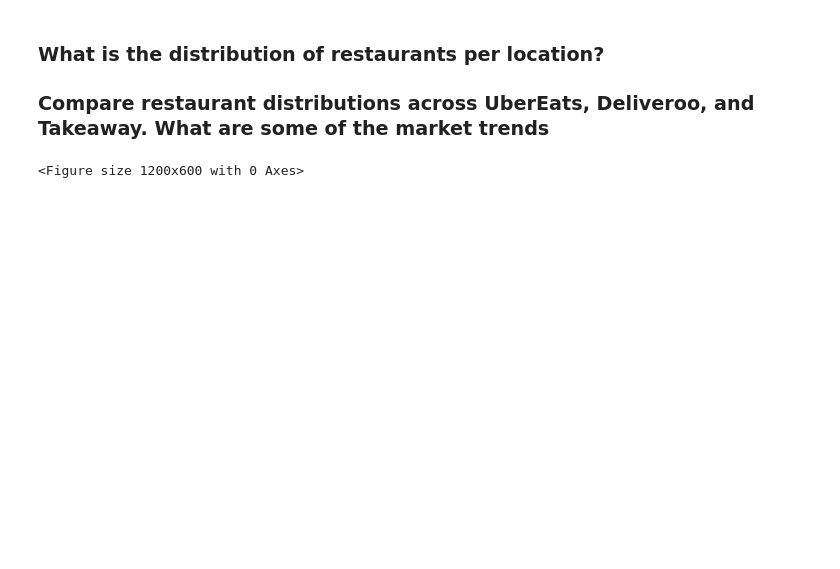
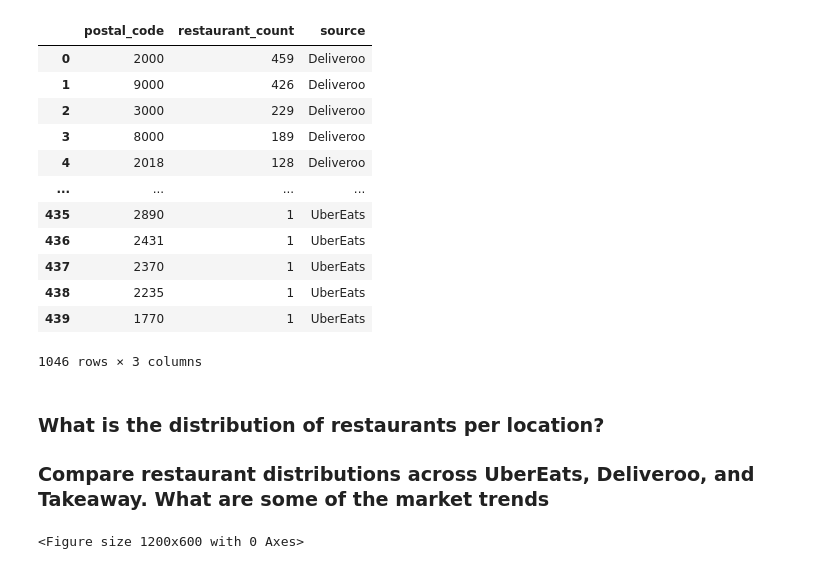
Before and after one commit to lefmannetje/Project-SQL, a Jupyter notebook: code-space/soha-sql-notebook.ipynb, the cells around one changed output. Cells and saved outputs as stored; diff of their text form; code cells hidden in the pictures; blank space fills up the shorter version.

```diff
--- a/code-space/soha-sql-notebook.ipynb
+++ b/code-space/soha-sql-notebook.ipynb
@@ -10,3 +1,82 @@ conn_ubereats = sqlite3.connect(r'../databases/ubereats.db')
+# %%
+import sqlite3
+import pandas as pd
+import matplotlib.pyplot as plt
+
+
+conn_deliveroo = sqlite3.connect(r'../databases/deliveroo.db')
+conn_takeaway = sqlite3.connect(r'../databases/takeaway.db')
+conn_ubereats = sqlite3.connect(r'../databases/ubereats.db')
+# Query for deliveroo
+query_deliveroo = """
+SELECT res.postal_code as postal_code, COUNT(distinct res.id) AS restaurant_count
+FROM locations_to_restaurants ltr
+JOIN restaurants res on res.id = ltr.restaurant_id
+JOIN locations l on l.id = ltr.location_id
+GROUP BY postal_code
+ORDER BY restaurant_count DESC;
+"""
+
+# Query for takeaway
+query_takeaway = """
+SELECT l.postalCode as postal_code, COUNT(distinct res.primarySlug) AS restaurant_count
+FROM locations_to_restaurants ltr
+JOIN locations l ON l.id = ltr.location_id
+JOIN restaurants res on res.primarySlug = ltr.restaurant_id
+GROUP BY l.postalCode
+ORDER BY restaurant_count DESC;
+"""
+
+# Query for ubereats
+query_ubereats = """
+SELECT l.region as postal_code, COUNT(distinct res.id) AS restaurant_count
+FROM locations_to_restaurants ltr
+JOIN locations l on l.id = ltr.location_id
+JOIN restaurants res on res.id = ltr.restaurant_id
+GROUP BY postal_code
+ORDER BY restaurant_count DESC;
+"""
+
+deliveroo_data = pd.read_sql_query(query_deliveroo, conn_deliveroo)
+takeaway_data = pd.read_sql_query(query_takeaway, conn_takeaway)
+ubereats_data = pd.read_sql_query(query_ubereats, conn_ubereats)
+
+
+# Add a source column to each DataFrame to differentiate between the databases
+deliveroo_data['source'] = 'Deliveroo'
+takeaway_data['source'] = 'Takeaway'
+ubereats_data['source'] = 'UberEats'
+
+# get city names from takeaway db
+query_city_mapping = """
+SELECT city, postalCode as postal_code FROM locations;
+"""
+city_mapping_df = pd.read_sql_query(query_city_mapping, conn_takeaway)
+
+
+conn_deliveroo.close()
+conn_takeaway.close()
+conn_ubereats.close()
+
+# Combine all and Map the postal codes to cities for all datasets
+combined_data = pd.concat([deliveroo_data, takeaway_data, ubereats_data])
+combined_data['postal_code'] = combined_data['postal_code'].astype(str)
+
+combined_data
+# %% [output]
+|  | postal_code | restaurant_count | source |
+| 0 | 2000 | 459 | Deliveroo |
+| 1 | 9000 | 426 | Deliveroo |
+| 2 | 3000 | 229 | Deliveroo |
+| 3 | 8000 | 189 | Deliveroo |
+| 4 | 2018 | 128 | Deliveroo |
+| ... | ... | ... | ... |
+| 435 | 2890 | 1 | UberEats |
+| 436 | 2431 | 1 | UberEats |
+| 437 | 2370 | 1 | UberEats |
+| 438 | 2235 | 1 | UberEats |
+| 439 | 1770 | 1 | UberEats |
+1046 rows × 3 columns
 # %% [markdown]
 ### What is the distribution of restaurants per location?
 ### Compare restaurant distributions across UberEats, Deliveroo, and Takeaway. What are some of the market trends
```
Also changed, not shown: parts of 8 cells of this notebook, 1 other file.
